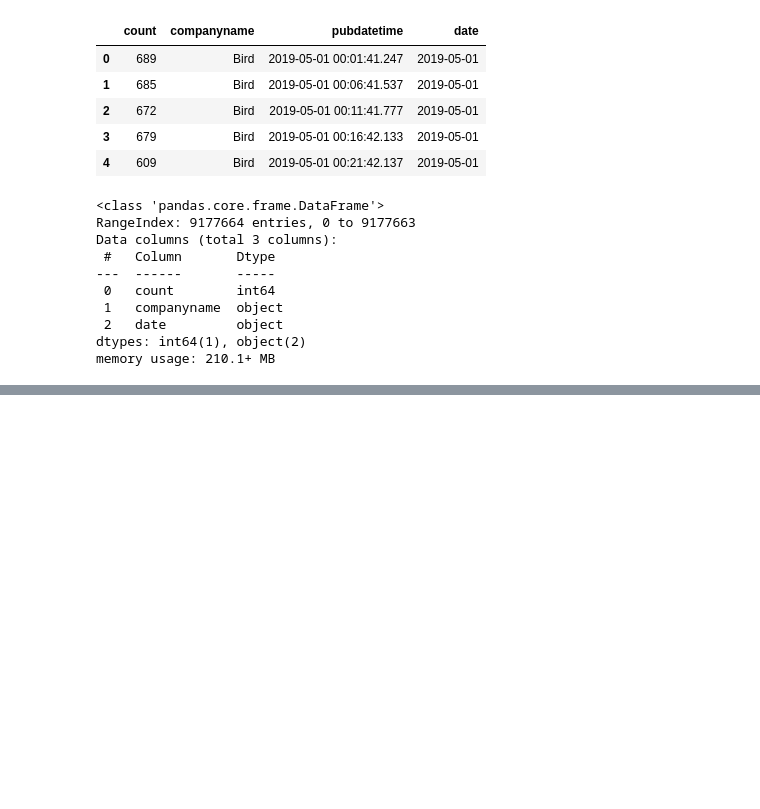
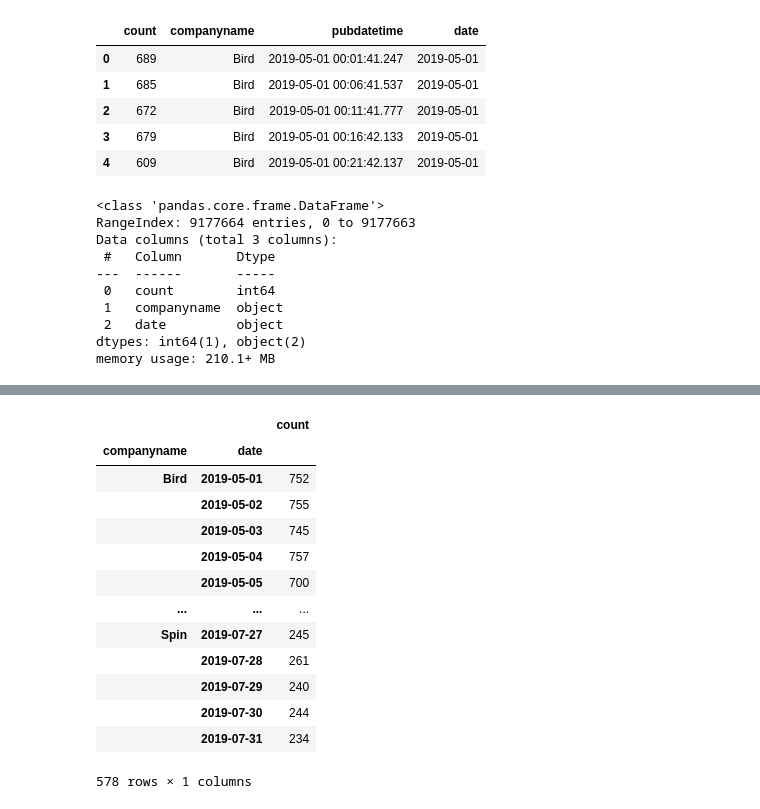
Before and after one commit to NSS-Data-Analytics-Cohort-10/scooters-group-2, a Jupyter notebook: notebooks/scooters1.ipynb, the cells around one changed output, grey strips where cells are left out. Saved outputs shown, nothing was run; the diff lists cells and outputs as text; code cells hidden in the pictures; blank space fills up the shorter version.

```diff
--- a/notebooks/scooters1.ipynb
+++ b/notebooks/scooters1.ipynb
@@ -303,0 +299,17 @@ gcd
+# %%
+grouped_company_date
+# %% [output]
+|  |  | count |
+| companyname | date |  |
+| Bird | 2019-05-01 | 752 |
+|  | 2019-05-02 | 755 |
+|  | 2019-05-03 | 745 |
+|  | 2019-05-04 | 757 |
+|  | 2019-05-05 | 700 |
+| ... | ... | ... |
+| Spin | 2019-07-27 | 245 |
+|  | 2019-07-28 | 261 |
+|  | 2019-07-29 | 240 |
+|  | 2019-07-30 | 244 |
+|  | 2019-07-31 | 234 |
+578 rows × 1 columns
```
Also changed, not shown: parts of 13 cells of this notebook.
